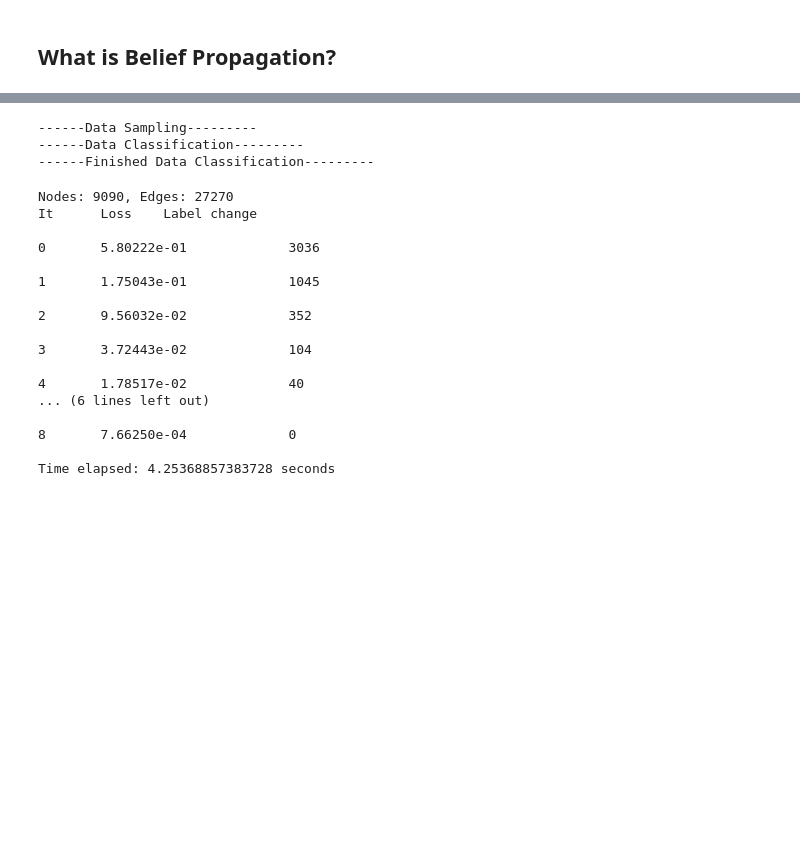
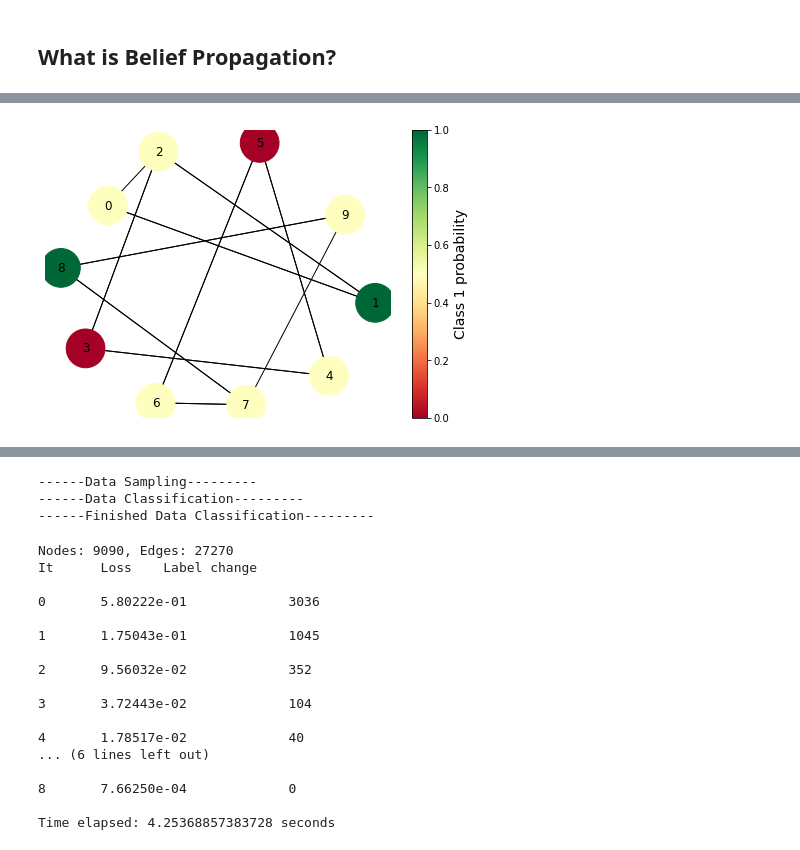
Before and after one commit to luke-scot/damage-assessment, a Jupyter notebook: colab_demo.ipynb, the cells around one changed output, grey strips where cells are left out. Saved outputs shown, nothing was run; the diff lists cells and outputs as text; code cells hidden in the pictures; blank space fills up the shorter version.

```diff
--- a/colab_demo.ipynb
+++ b/colab_demo.ipynb
@@ -40,0 +85,21 @@ Run the first cell to download demo data.
+# %%
+"""
+We have our prior beliefs! Let's get some edges involved.
+
+kneighbours_graph is a function which finds the nearest neighbours to each
+node according to it's value. The values of our nodes are 0 to n (n being how
+many nodes you chose) as displayed on each graph
+"""
+# Get edges
+values = np.array(range(nodes)).reshape(-1,1) # Get our values in a vector
+edges = kneighbors_graph(values,neighbours,mode='connectivity',include_self=False)
+
+# Just a matrix re-shuffle to make the output usable, don't panic
+edges = np.array(edges.nonzero()).reshape(2,-1).transpose()
+
+# Let's take another look
+nx.draw(G, node_size=1500, with_labels=True, node_color=priors, cmap=cmap, edgelist=edges)
+c = plt.colorbar(sm)
+c.set_label('Class 1 probability', fontsize=14)
+# %% [output]
+[figure, added]
```
Also changed, not shown: parts of 27 cells of this notebook.
